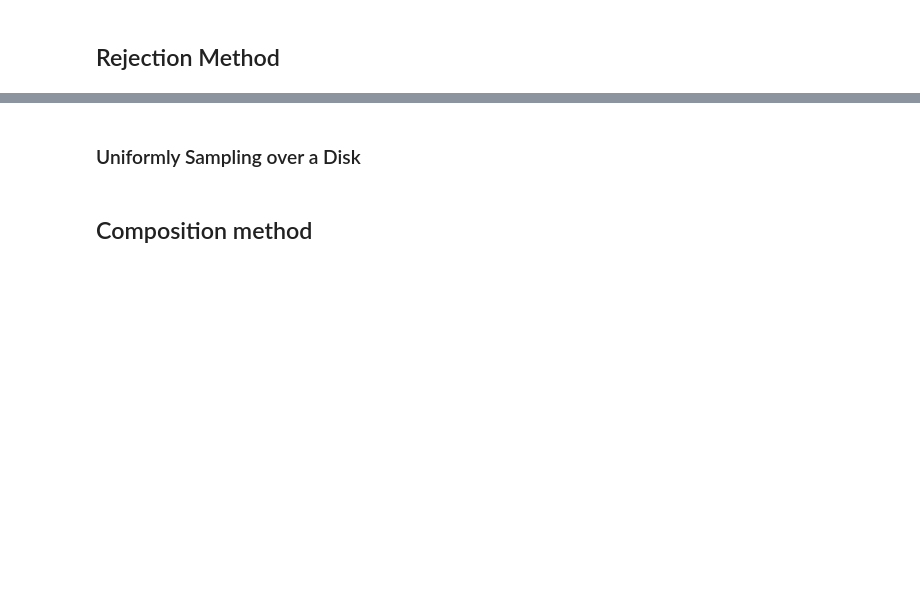
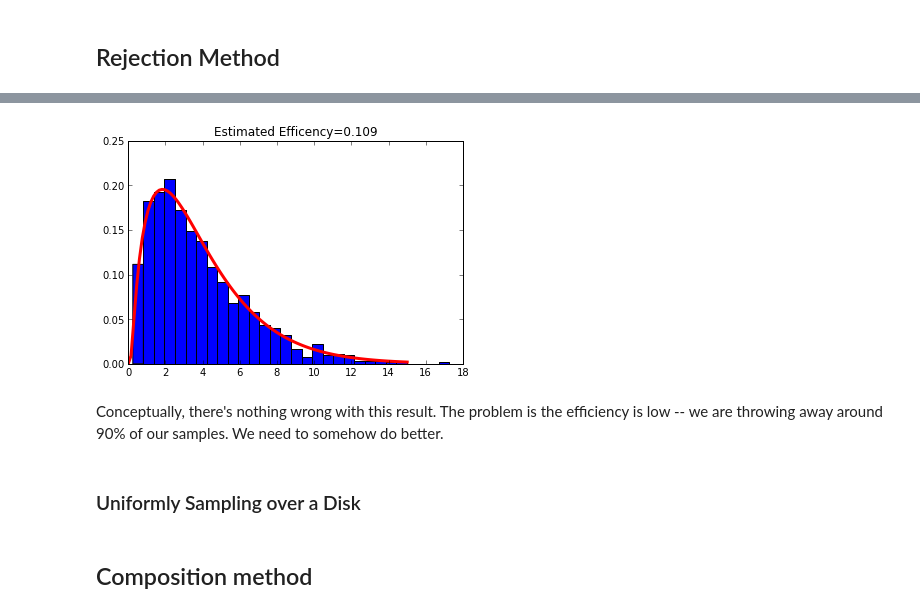
Before and after one commit to unpingco/Pig-in-the-Python, a Jupyter notebook: Sampling_Monte_Carlo.ipynb, the cells around one changed output, grey strips where cells are left out. Cells and saved outputs as stored; diff of their text form; code cells hidden in the pictures; blank space fills up the shorter version.

```diff
--- a/Sampling_Monte_Carlo.ipynb
+++ b/Sampling_Monte_Carlo.ipynb
@@ -125,3 +157,17 @@ $$ F^{-1}(u)  = 1+\frac{1}{\alpha}\ln \frac{1}{(1-u)}$$
+# %%
+M=.3
+u1 = rand(10000)*30
+u2 = rand(10000)
+idx=where(u2<=f(u1)/M)[0]
+v = u1[idx]
+fig,ax=subplots()
+ax.hist(v,normed=1,bins=30)
+ax.plot(x,fx,'r',lw=3.)
+ax.set_title('Estimated Efficency=%3.3f'%(len(v)/len(u1)));
+# %% [output]
+[figure, added]
+# %% [markdown]
+Conceptually, there's nothing wrong with this result. The problem is the efficiency is low -- we are throwing away around 90% of our samples. We need to somehow do better.
 # %% [markdown]
 ### Uniformly Sampling over a Disk
 # %% [markdown]
```
Also changed, not shown: parts of 9 cells of this notebook.
